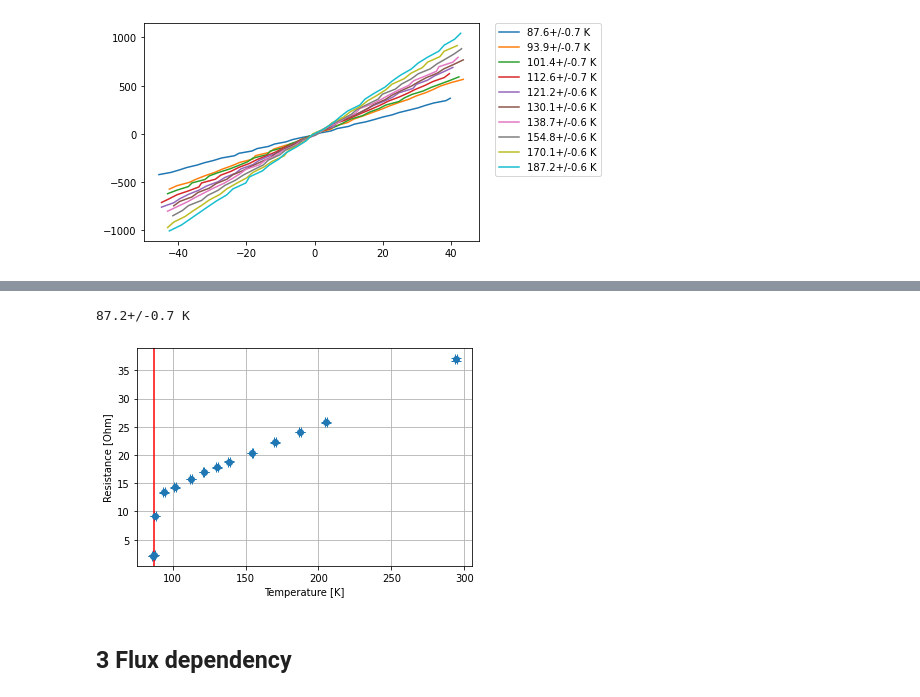
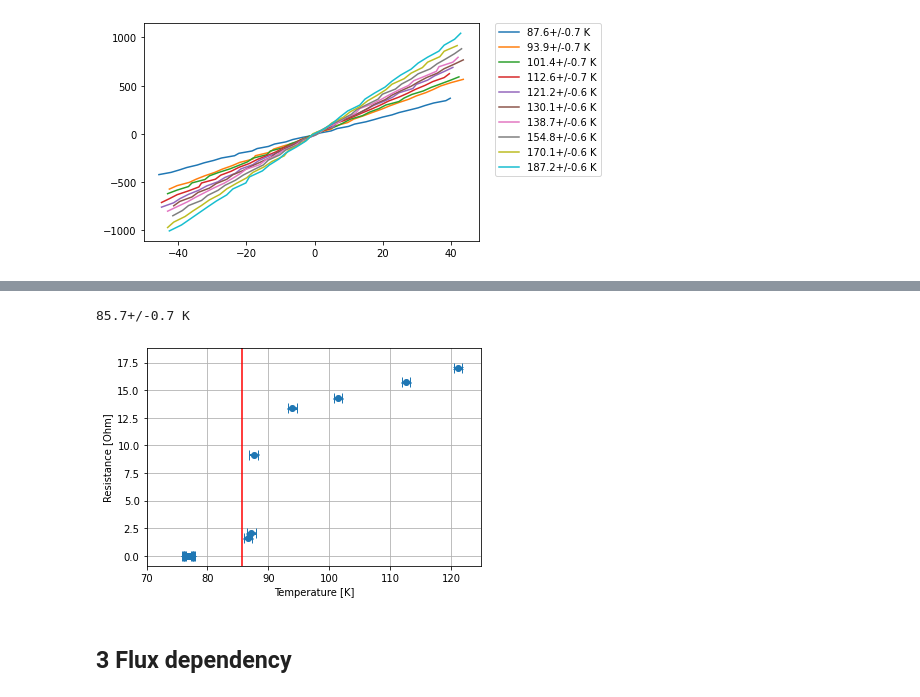
Before and after one commit to emhl/FP1, a Jupyter notebook: SQUID.ipynb, the cells around one changed output, grey strips where cells are left out. Drawn from its saved outputs; the diff is of its cells as text; code cells hidden in the pictures.

Commit message:
make lines thinner and measure resistance differently

```diff
--- a/SQUID.ipynb
+++ b/SQUID.ipynb
@@ -246,3 +246,19 @@ plt.ylabel('Voltage [uV]')
 154.8+/-0.6 K: 2.135+/-0.006 Ohm
 Text(0, 0.5, 'Voltage [uV]')
 [figure]
+# %%
+# part 1 neue
+
+a,b = 165,198
+for i in range(6):
+    x,y = t1[f'{i}_x'][a:b] , t1[f'{i}_y'][a:b]
+    plt.plot(x, y, label=f'{temps[i+8]} K')
+    c, cov = curve_fit(linfit, x, y)
+    resistance = un.ufloat(c[0], np.sqrt(cov[0,0]))
+    # resistances[i+8] = resistance
+    print(f'{temps[i]} K: {resistance} Ohm')
+
+
+plt.legend(bbox_to_anchor=(1.05, 1), loc='upper left', borderaxespad=0.)
+plt.xlabel('Current [uA]')
+plt.ylabel('Voltage [uV]')
@@ -249,8 +274,18 @@ Text(0, 0.5, 'Voltage [uV]')
 # %%
+a,b = 165,198
+# part 1 continued
+
+for i in range(6,8):
+    x,y = t1[f'{i}_x'][a:b] , t1[f'{i}_y'][a:b]
+    plt.plot(x, y, label=f'{temps[i]} K')
+    c, cov = curve_fit(linfit, x, y)
+    resistance = un.ufloat(c[0], np.sqrt(cov[0,0]))
+    resistances[i] = resistance
+    print(f'{temps[i]} K: {resistance} Ohm')
+
+
 # part 2 + 3
 
-
-a,b = 165,198
 for i in range(8):
     x,y = t2[f'{i}_x'][a:b] , t2[f'{i}_y'][a:b]
     plt.plot(x, y, label=f'{temps[i+8]} K')
@@ -312,16 +358,17 @@ plt.legend(bbox_to_anchor=(1.05, 1), loc='upper left', borderaxespad=0.)
 # %%
-lim = 6
-plt.errorbar(unp.nominal_values(temps[lim:]), unp.nominal_values(resistances[lim:]), xerr=unp.std_devs(temps)[lim:], yerr=unp.std_devs(resistances)[lim:], fmt='o',capsize=5, label='data')
+lim = 14
+plt.errorbar(unp.nominal_values(temps[:lim]), unp.nominal_values(resistances[:lim]), xerr=unp.std_devs(temps)[:lim], yerr=unp.std_devs(resistances)[:lim], fmt='o',capsize=5, label='data')
 
 plt.xlabel('Temperature [K]')
 plt.ylabel('Resistance [Ohm]')
 
-plt.axvline(x=temps[lim].n, c='r', label='lower limit')
-print(f"{temps[lim]} K")
+plt.xlim(70,125)
+plt.axvline(x=temps[7].n-1, c='r', label='lower limit')
+print(f"{temps[7]-1} K")
 plt.grid()
 # %% [output]
-87.2+/-0.7 K
+85.7+/-0.7 K
-[figure, old version]
+[figure, new version]
 # %% [markdown]
 ## 3 Flux dependency
 # %% [markdown]
```
Also changed, not shown: parts of 4 cells of this notebook, 2 other files.
